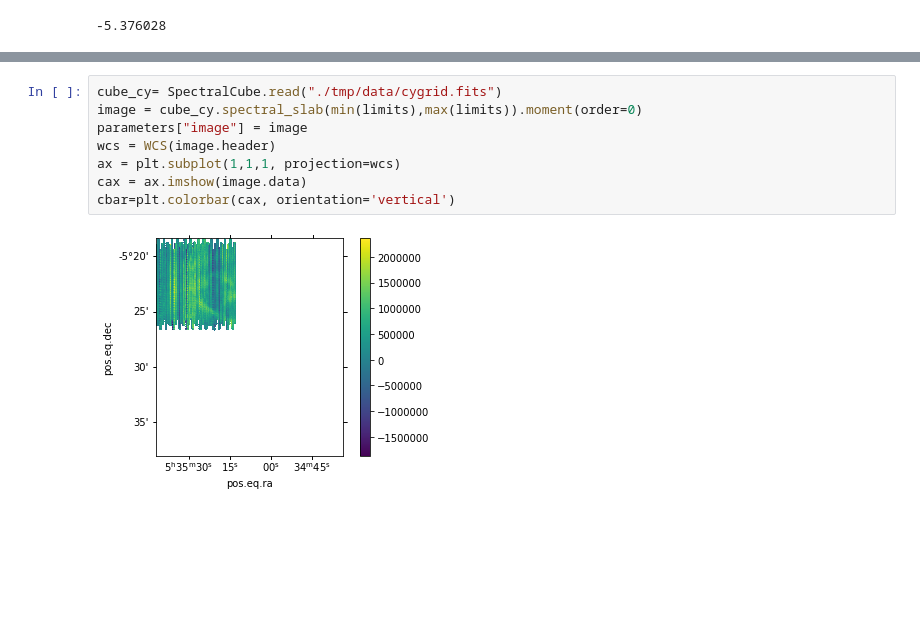
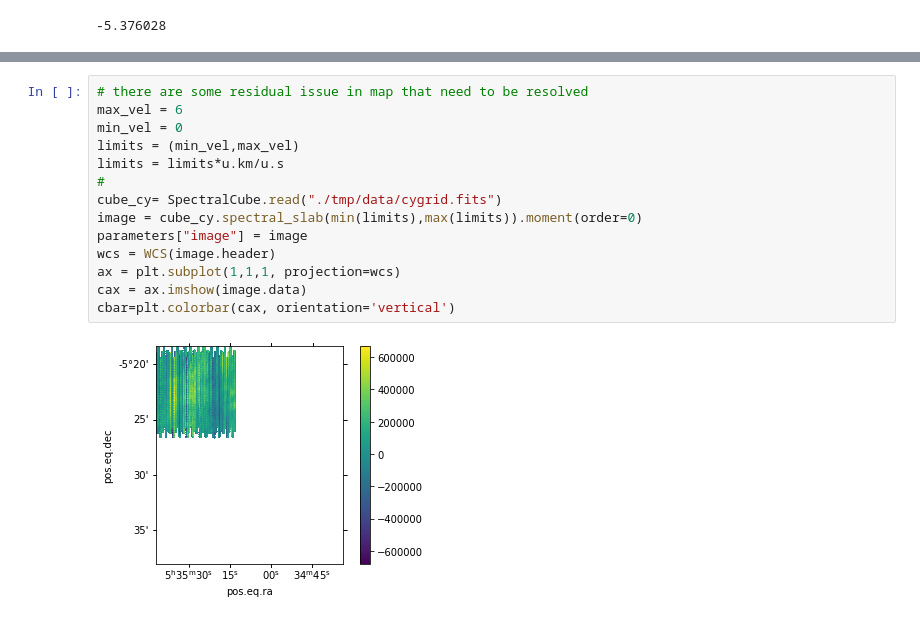
Before and after one commit to KOSMAsubmm/GREAT_data_reduction_notebook, a Jupyter notebook: GREAT_data_reduction_April_21_2023.ipynb, the cells around one changed output, grey strips where cells are left out. Drawn from its saved outputs; the diff is of its cells as text; blank space fills up the shorter version.

```diff
--- a/GREAT_data_reduction_April_21_2023.ipynb
+++ b/GREAT_data_reduction_April_21_2023.ipynb
@@ -1131,12 +1131,18 @@ RADESYS = 'FK5'                / Equatorial coordinate system
 EQUINOX =               2000.0 / [yr] Equinox of equatorial coordinates
 SPECSYS = 'LSRK'               / Reference frame of spectral coordinates
 # %%
+# there are some residual issue in map that need to be resolved
+max_vel = 6
+min_vel = 0
+limits = (min_vel,max_vel)
+limits = limits*u.km/u.s
+#
 cube_cy= SpectralCube.read("./tmp/data/cygrid.fits")
 image = cube_cy.spectral_slab(min(limits),max(limits)).moment(order=0)
 parameters["image"] = image
 wcs = WCS(image.header)
 ax = plt.subplot(1,1,1, projection=wcs)
 cax = ax.imshow(image.data)
 cbar=plt.colorbar(cax, orientation='vertical')
 # %% [output]
-[figure, old version]
+[figure, new version]
```
